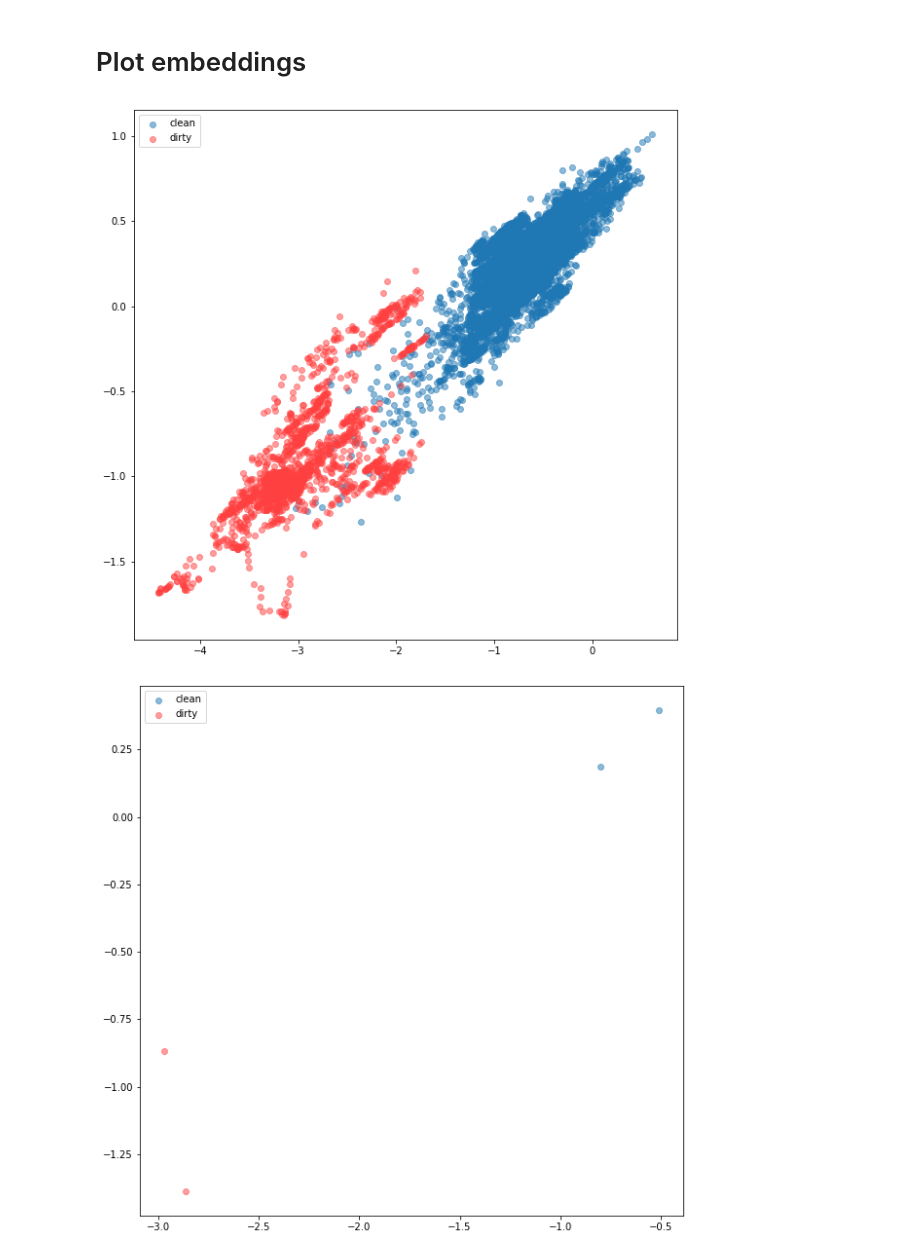
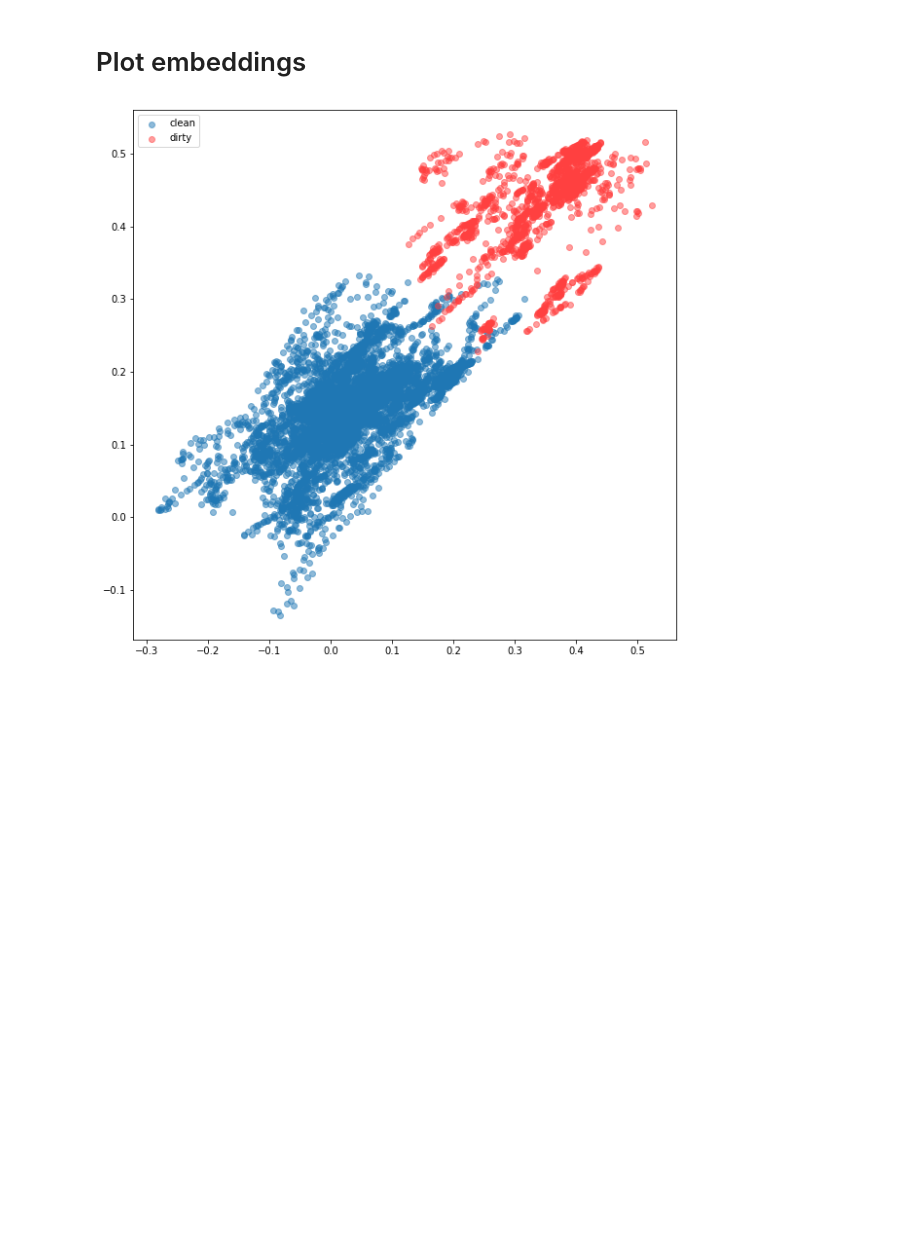
Before and after one commit to chocochip13/fewshotlearning, a Jupyter notebook: siamese-triplet/Experiments_triplet.ipynb, the cells around one changed output. Cells and saved outputs as stored; diff of their text form; code cells hidden in the pictures; blank space fills up the shorter version.

Commit message:
add RGB and longer embeddings

```diff
--- a/siamese-triplet/Experiments_triplet.ipynb
+++ b/siamese-triplet/Experiments_triplet.ipynb
@@ -32,6 +35,28 @@ if torch.cuda.is_available():
     torch.cuda.manual_seed_all(seed)
 # %%
 #Data Loader function
+"""
+def load_training(root_path, dir, batch_size, **kwargs):
+
+    Argument:
+    root_path -- root path of the data
+    dir       -- train/test/validation directory
+    batch_size-- batch size
+
+    Returns:
+    data_loader       -- data loader from Imagefolder in Pytorch
+    data              -- Images dataset
+    data.class_to_idx -- maps name of each class to index
+    data.classes      -- classes present in the dataset
+
+    transform = transforms.Compose(
+        [transforms.Resize([256, 256]),
+         transforms.Grayscale(num_output_channels=1),
+         transforms.ToTensor()])
+    data = datasets.ImageFolder(root=root_path + dir, transform=transform)
+    data_loader = torch.utils.data.DataLoader(data, batch_size=batch_size, shuffle=False, drop_last=False, **kwargs)
+    return data_loader, data, data.class_to_idx, data.classes
+"""
 def load_training(root_path, dir, batch_size, **kwargs):
     """
     Argument:
@@ -47,18 +72,14 @@ def load_training(root_path, dir, batch_size, **kwargs):
     """
     transform = transforms.Compose(
         [transforms.Resize([256, 256]),
-         transforms.Grayscale(num_output_channels=1),
          transforms.ToTensor()])
     data = datasets.ImageFolder(root=root_path + dir, transform=transform)
     data_loader = torch.utils.data.DataLoader(data, batch_size=batch_size, shuffle=False, drop_last=False, **kwargs)
     return data_loader, data, data.class_to_idx, data.classes
-
-
-mnist_classes = train_cl
 colors = ['#1f77b4', '#FF4040']
 
 #Plot embedding
-def plot_embeddings(embeddings, targets, xlim=None, ylim=None):
+def plot_embeddings(embeddings, targets, classes, xlim=None, ylim=None):
     plt.figure(figsize=(10,10))
     for i in range(2):
         inds = np.where(targets==i)[0]
@@ -67,7 +88,7 @@ def plot_embeddings(embeddings, targets, xlim=None, ylim=None):
         plt.xlim(xlim[0], xlim[1])
     if ylim:
         plt.ylim(ylim[0], ylim[1])
-    plt.legend(mnist_classes)
+    plt.legend(classes)
 
 #Extracts image embeddings from dataloader
 def extract_embeddings(dataloader, model):
@@ -83,7 +104,7 @@ def extract_embeddings(dataloader, model):
     """
     with torch.no_grad():
         model.eval()
-        embeddings = np.zeros((len(dataloader.dataset), 2))
+        embeddings = np.zeros((len(dataloader.dataset), 128))
         labels = np.zeros(len(dataloader.dataset))
         k = 0
         for images, target in dataloader:
@@ -151,10 +172,10 @@ Source: [2] *Schroff, Florian, Dmitry Kalenichenko, and James Philbin. [Facenet:
 **Triplet loss**:   $L_{triplet}(x_a, x_p, x_n) = max(0, m +  \lVert f(x_a)-f(x_p)\rVert_2^2 - \lVert f(x_a)-f(x_n)\rVert_2^2$\)
 # %%
 # Set up data loaders
-from datasets import TripletMNIST, TripletTrainDataset, TripletTestDataset, CUHK_train, CUHK_test
+from datasets import CUHK_train_RGB, CUHK_test_RGB
 
-triplet_train_dataset = CUHK_train("/workspace/data/FSL/siamese-triplet/csv/train_cust.csv", train_data) # Returns triplets of images
-triplet_test_dataset = CUHK_test("/workspace/data/FSL/siamese-triplet/csv/sup4_cust.csv", sup4_data)
+triplet_train_dataset = CUHK_train_RGB("/workspace/data/FSL/siamese-triplet/csv/train_cust.csv", train_data) # Returns triplets of images
+triplet_test_dataset = CUHK_test_RGB("/workspace/data/FSL/siamese-triplet/csv/sup1_cust.csv", sup4_data)
 
 
 
@@ -241,8 +243,7 @@ Confusion matrix:  [[6 3]
 # %% [markdown]
 # Plot embeddings
 # %%
-plot_embeddings(train_embeddings_tl, train_labels_tl)
+plot_embeddings(train_embeddings_tl, train_labels_tl, train_cl)
 # %% [output]
-[figure, old version]
+[figure, new version]
-[figure, removed]
 # %%
```
Also changed, not shown: parts of 7 cells of this notebook, 2 other files.
